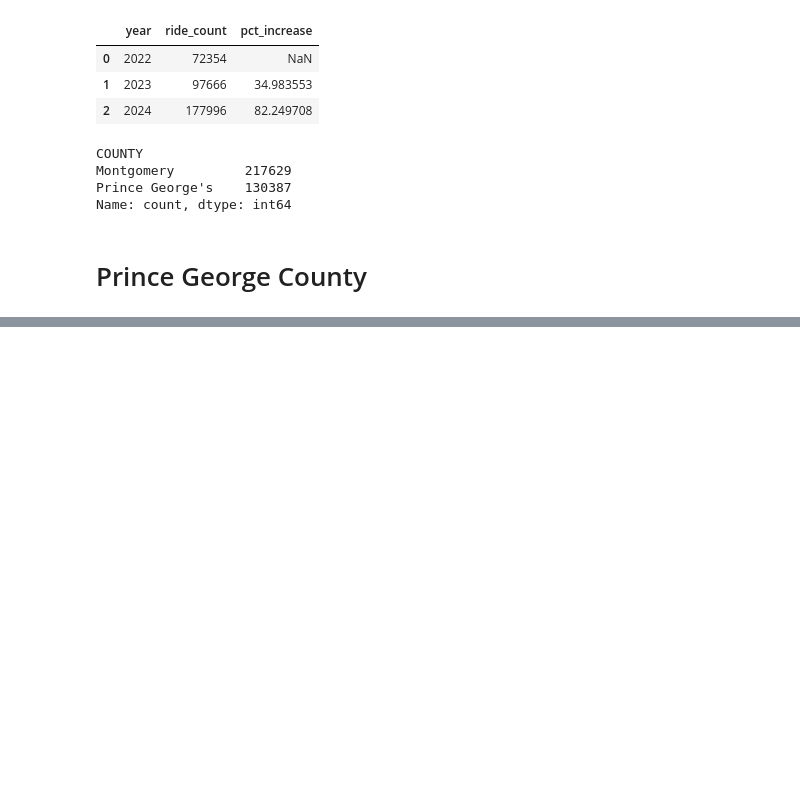
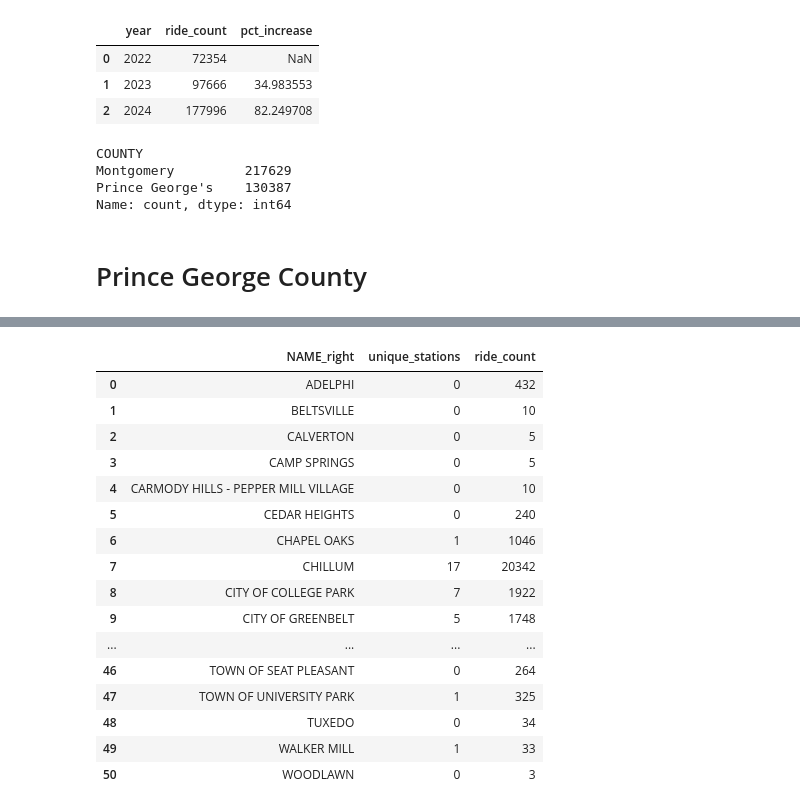
Before and after one commit to pabs-llama/projects, a Jupyter notebook: project_3_ capitalbikeshare/dc_maryland_workbook.ipynb, the cells around one changed output, grey strips where cells are left out. Drawn from its saved outputs; the diff is of its cells as text; code cells hidden in the pictures; blank space fills up the shorter version.

```diff
--- a/project_3_ capitalbikeshare/dc_maryland_workbook.ipynb
+++ b/project_3_ capitalbikeshare/dc_maryland_workbook.ipynb
@@ -205,0 +300,4 @@ gdf = gpd.GeoDataFrame(df, geometry="geometry")
+# %%
+only_pg_2024 = only_pg[only_pg["year"]==2024]
+# %%
+unique_stations_per_city_2024 = only_pg_2024.groupby(["NAME_right"],observed=False)["start_station_name"].nunique().reset_index(name="unique_stations")
@@ -205,0 +324,3 @@ gdf = gpd.GeoDataFrame(df, geometry="geometry")
+# %%
+ride_count_pg_2024 = only_pg_2024.groupby(["NAME_right"], observed=False).size().reset_index(name="ride_count")
+ride_count_pg_2024
@@ -205,0 +357,23 @@ gdf = gpd.GeoDataFrame(df, geometry="geometry")
+# %%
+# join between unique stations and number of rides
+pg_stations_rides_2024 = unique_stations_per_city_2024.join(ride_count_pg_2024["ride_count"])
+# %%
+pg_stations_rides_2024
+# %% [output]
+|  | NAME_right | unique_stations | ride_count |
+| 0 | ADELPHI | 0 | 432 |
+| 1 | BELTSVILLE | 0 | 10 |
+| 2 | CALVERTON | 0 | 5 |
+| 3 | CAMP SPRINGS | 0 | 5 |
+| 4 | CARMODY HILLS - PEPPER MILL VILLAGE | 0 | 10 |
+| 5 | CEDAR HEIGHTS | 0 | 240 |
+| 6 | CHAPEL OAKS | 1 | 1046 |
+| 7 | CHILLUM | 17 | 20342 |
+| 8 | CITY OF COLLEGE PARK | 7 | 1922 |
+| 9 | CITY OF GREENBELT | 5 | 1748 |
+| ... | ... | ... | ... |
+| 46 | TOWN OF SEAT PLEASANT | 0 | 264 |
+| 47 | TOWN OF UNIVERSITY PARK | 1 | 325 |
+| 48 | TUXEDO | 0 | 34 |
+| 49 | WALKER MILL | 1 | 33 |
+| 50 | WOODLAWN | 0 | 3 |
```
Also changed, not shown: parts of 21 cells of this notebook, 1 other file.
